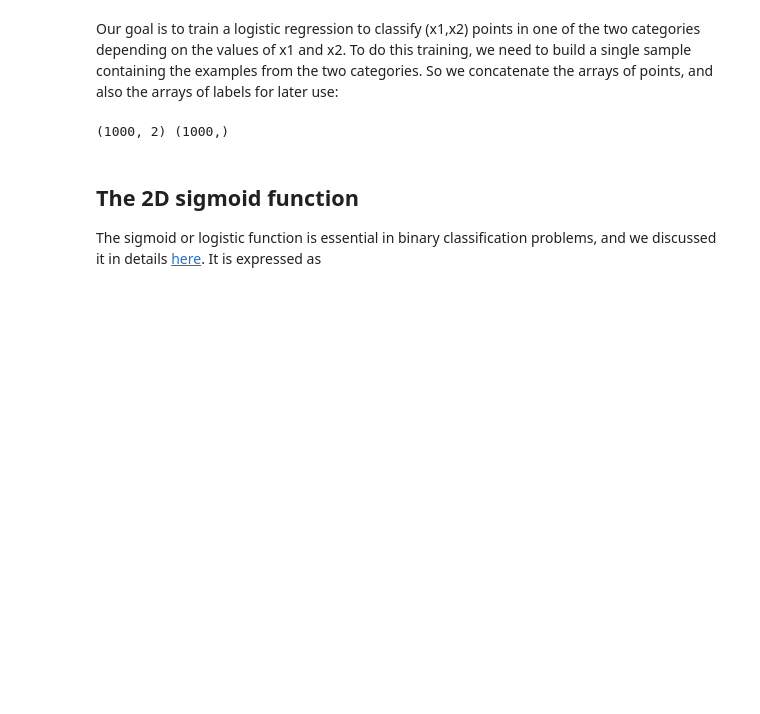
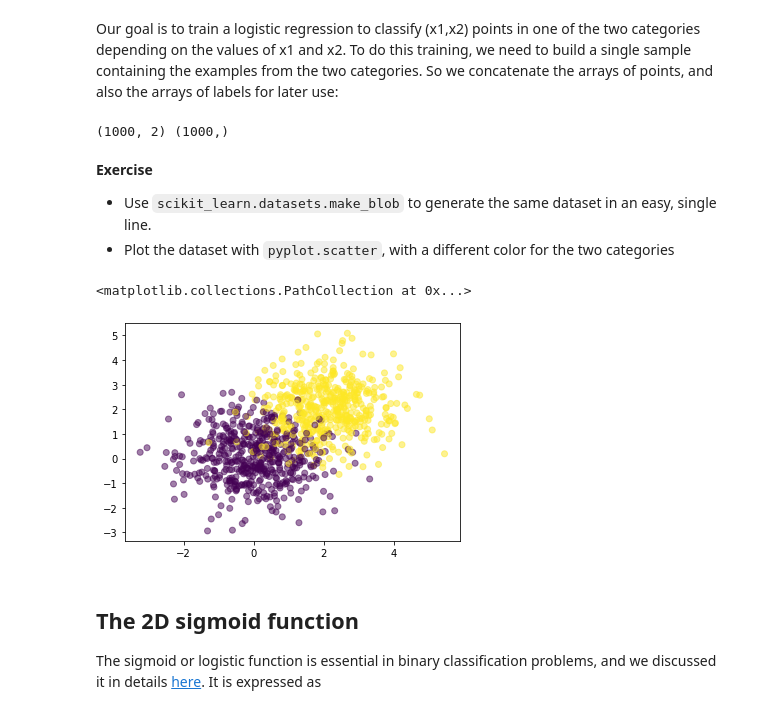
Before and after one commit to cbernet/introduction_machine_learning, a Jupyter notebook: notebooks/supervised_learning/logistic_regression_2d_solution.ipynb, the cells around one changed output. Cells and saved outputs as stored; diff of their text form; code cells hidden in the pictures; blank space fills up the shorter version.

Commit message:
first exercise

```diff
--- a/notebooks/supervised_learning/logistic_regression_2d_solution.ipynb
+++ b/notebooks/supervised_learning/logistic_regression_2d_solution.ipynb
@@ -76,6 +55,18 @@ sgy = np.concatenate((sgy0, sgy1))
 print(sgx.shape, sgy.shape)
 # %% [output]
 (1000, 2) (1000,)
+# %% [markdown]
+**Exercise**
+
+* Use `scikit_learn.datasets.make_blob` to generate the same dataset in an easy, single line.
+* Plot the dataset with `pyplot.scatter`, with a different color for the two categories
+# %%
+from sklearn.datasets import make_blobs
+x, y = make_blobs(n_samples=nexamples*2, centers=((0,0),(2,2)))
+plt.scatter(x[:,0], x[:,1], c=y, alpha=0.5)
+# %% [output]
+<matplotlib.collections.PathCollection at 0x...>
+[figure, added]
 # %% [markdown]
 ## The 2D sigmoid function
 
```
Also changed, not shown: parts of 2 cells of this notebook.
